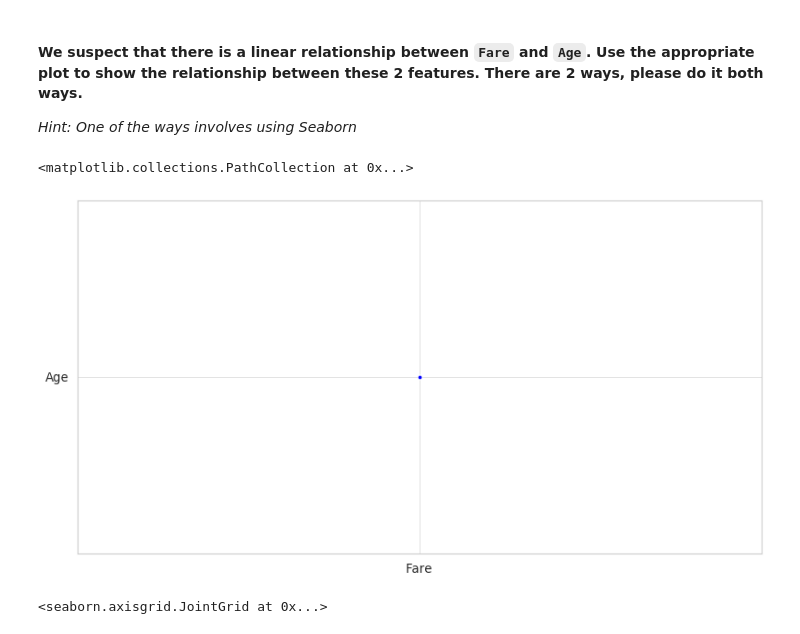
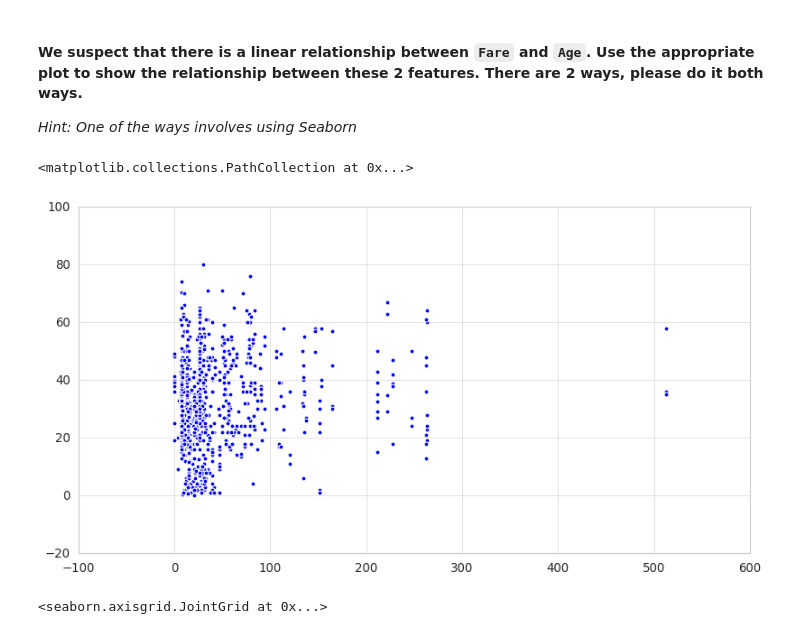
Before and after one commit to CristopherRL/dataptmad1019, a Jupyter notebook: module-2/lab-matplotlib-seaborn/your-code/challenge-3.ipynb, the cells around one changed output. Cells and saved outputs as stored; diff of their text form; code cells hidden in the pictures.

```diff
--- a/module-2/lab-matplotlib-seaborn/your-code/challenge-3.ipynb
+++ b/module-2/lab-matplotlib-seaborn/your-code/challenge-3.ipynb
@@ -160,10 +162,10 @@ sns.violinplot("Age", data=titanic)
 *Hint: One of the ways involves using Seaborn*
 # %%
 #your code-1st way
-plt.scatter(x='Fare',y='Age')
+plt.scatter(titanic.Fare,titanic.Age)
 # %% [output]
 <matplotlib.collections.PathCollection at 0x...>
-[figure, old version]
+[figure, new version]
 # %%
 # your code-2nd way
 sns.jointplot(x='Fare',y='Age',data=titanic)
```
Also changed, not shown: parts of 9 cells of this notebook.
